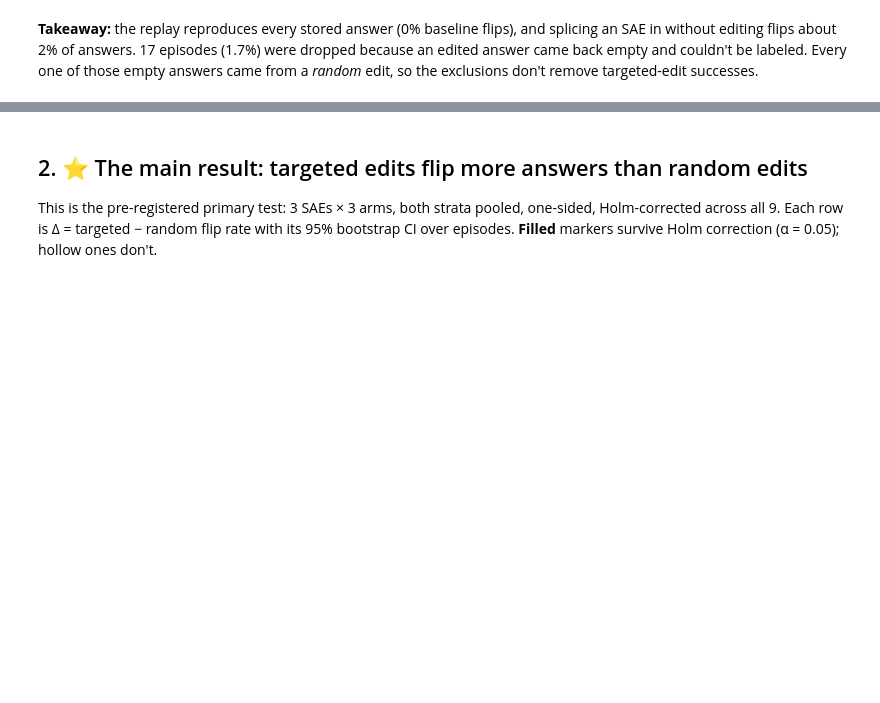
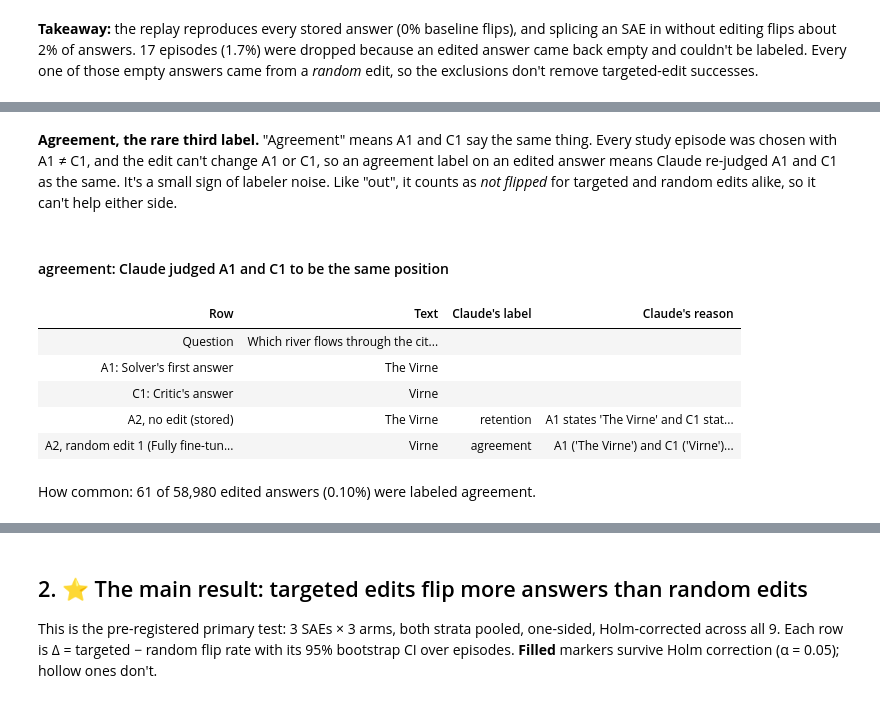
Before and after one commit to Jschechter18/fall-2026-group3, a Jupyter notebook: notebooks/intervention/full_study_results.ipynb, the cells around one changed output, grey strips where cells are left out. Saved outputs shown, nothing was run; the diff lists cells and outputs as text; code cells hidden in the pictures; blank space fills up the shorter version.

```diff
--- a/notebooks/intervention/full_study_results.ipynb
+++ b/notebooks/intervention/full_study_results.ipynb
@@ -242,0 +382,27 @@ exclusions don't remove targeted-edit successes.
+# %% [markdown]
+**Agreement, the rare third label.** "Agreement" means A1 and C1 say the same thing. Every study episode
+was chosen with A1 ≠ C1, and the edit can't change A1 or C1, so an agreement label on an edited answer
+means Claude re-judged A1 and C1 as the same. It's a small sign of labeler noise. Like "out", it counts as
+*not flipped* for targeted and random edits alike, so it can't help either side.
+# %%
+
+agreement_answers = answers[(answers.kind == "edit") & (answers.label == "agreement")]
+if agreement_answers.empty:
+    display(Markdown("*No edited answer in this run was labeled agreement.*"))
+else:
+    lengths = [episode_text_length(episodes_by_id[row.episode_id], row.answer) for row in agreement_answers.itertuples()]
+    shortest = agreement_answers.assign(text_length=lengths).sort_values(["text_length", "episode_id", "condition"]).iloc[[0]]
+    show_example_card(episodes_by_id[shortest.episode_id.iloc[0]], shortest,
+                      "agreement: Claude judged A1 and C1 to be the same position")
+    n_edited = int((answers.kind == "edit").sum())
+    display(Markdown(f"How common: {len(agreement_answers)} of {n_edited:,} edited answers "
+                     f"({len(agreement_answers) / n_edited:.2%}) were labeled agreement."))
+# %% [output]
+#### agreement: Claude judged A1 and C1 to be the same position
+| Row | Text | Claude's label | Claude's reason |
+| Question | Which river flows through the cit... |  |  |
+| A1: Solver's first answer | The Virne |  |  |
+| C1: Critic's answer | Virne |  |  |
+| A2, no edit (stored) | The Virne | retention | A1 states 'The Virne' and C1 stat... |
+| A2, random edit 1 (Fully fine-tun... | Virne | agreement | A1 ('The Virne') and C1 ('Virne')... |
+How common: 61 of 58,980 edited answers (0.10%) were labeled agreement.
```
Also changed, not shown: parts of 7 cells of this notebook, 9 other files.
